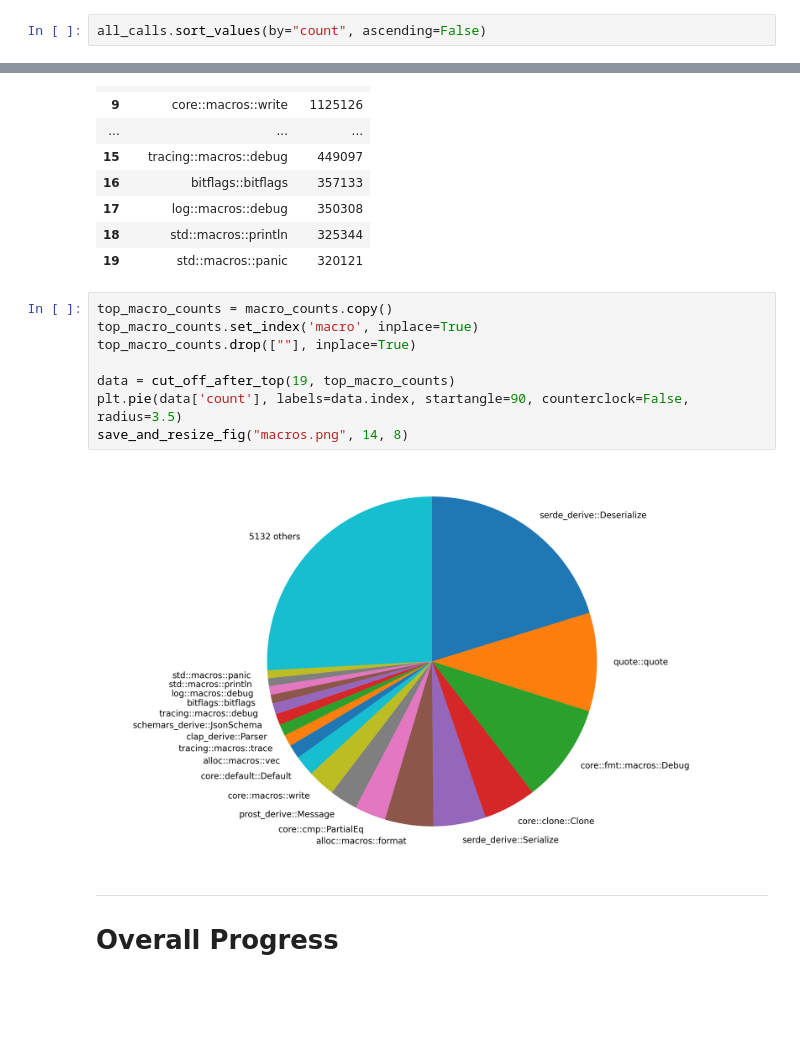
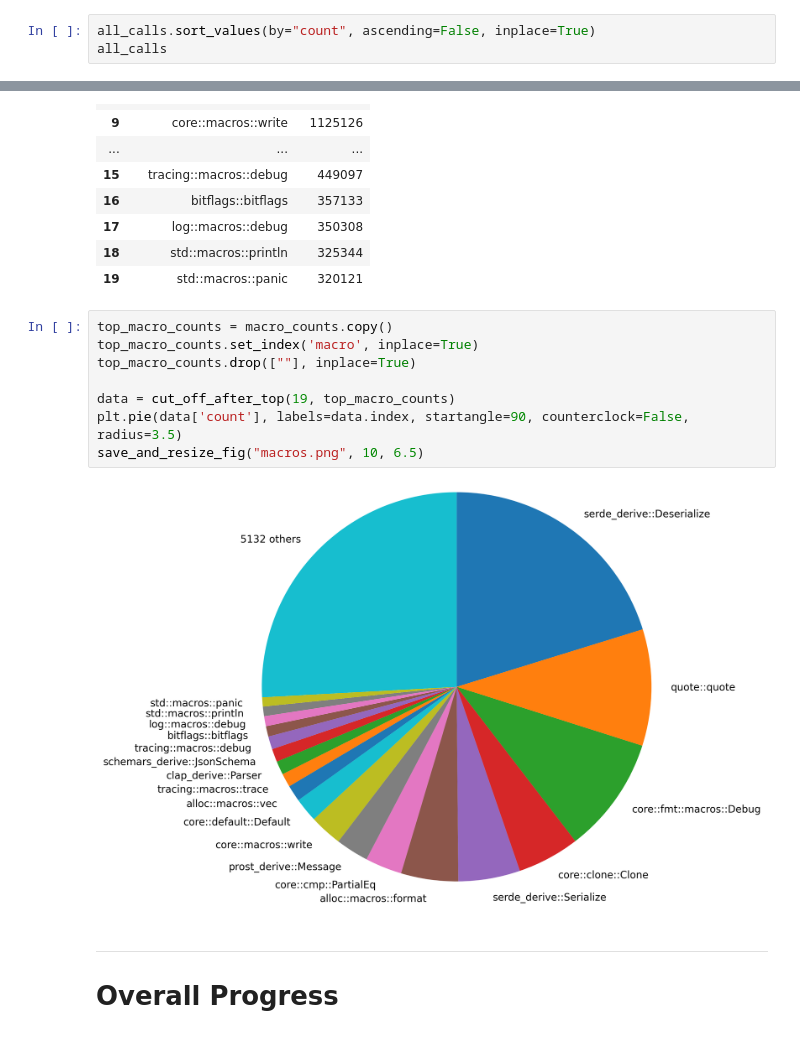
Before and after one commit to juliand665/qrates-eval, a Jupyter notebook: reports/call_target.ipynb, the cells around one changed output, grey strips where cells are left out. Saved outputs shown, nothing was run; the diff lists cells and outputs as text; blank space fills up the shorter version.

```diff
--- a/reports/call_target.ipynb
+++ b/reports/call_target.ipynb
@@ -66,7 +71,8 @@ print(f"Loaded {total} calls")
 # %% [output]
 Loaded 87060395 calls
 # %%
-all_calls.sort_values(by="count", ascending=False)
+all_calls.sort_values(by="count", ascending=False, inplace=True)
+all_calls
 # %% [output]
 |  | receiver | receiver_generics | target | target_type_generics | target_function_generics | caller_crate | ... |
 | 224858 |  |  | quote::__private::push_ident |  |  | serde_derive | ... |
@@ -305,13 +317,13 @@ macro_counts[:20]
 # %%
 top_macro_counts = macro_counts.copy()
 top_macro_counts.set_index('macro', inplace=True)
 top_macro_counts.drop([""], inplace=True)
 
 data = cut_off_after_top(19, top_macro_counts)
 plt.pie(data['count'], labels=data.index, startangle=90, counterclock=False, radius=3.5)
-save_and_resize_fig("macros.png", 14, 8)
+save_and_resize_fig("macros.png", 10, 6.5)
 # %% [output]
-[figure, old version]
+[figure, new version]
 # %% [markdown]
 ---
 
```
Also changed, not shown: parts of 23 cells of this notebook.
